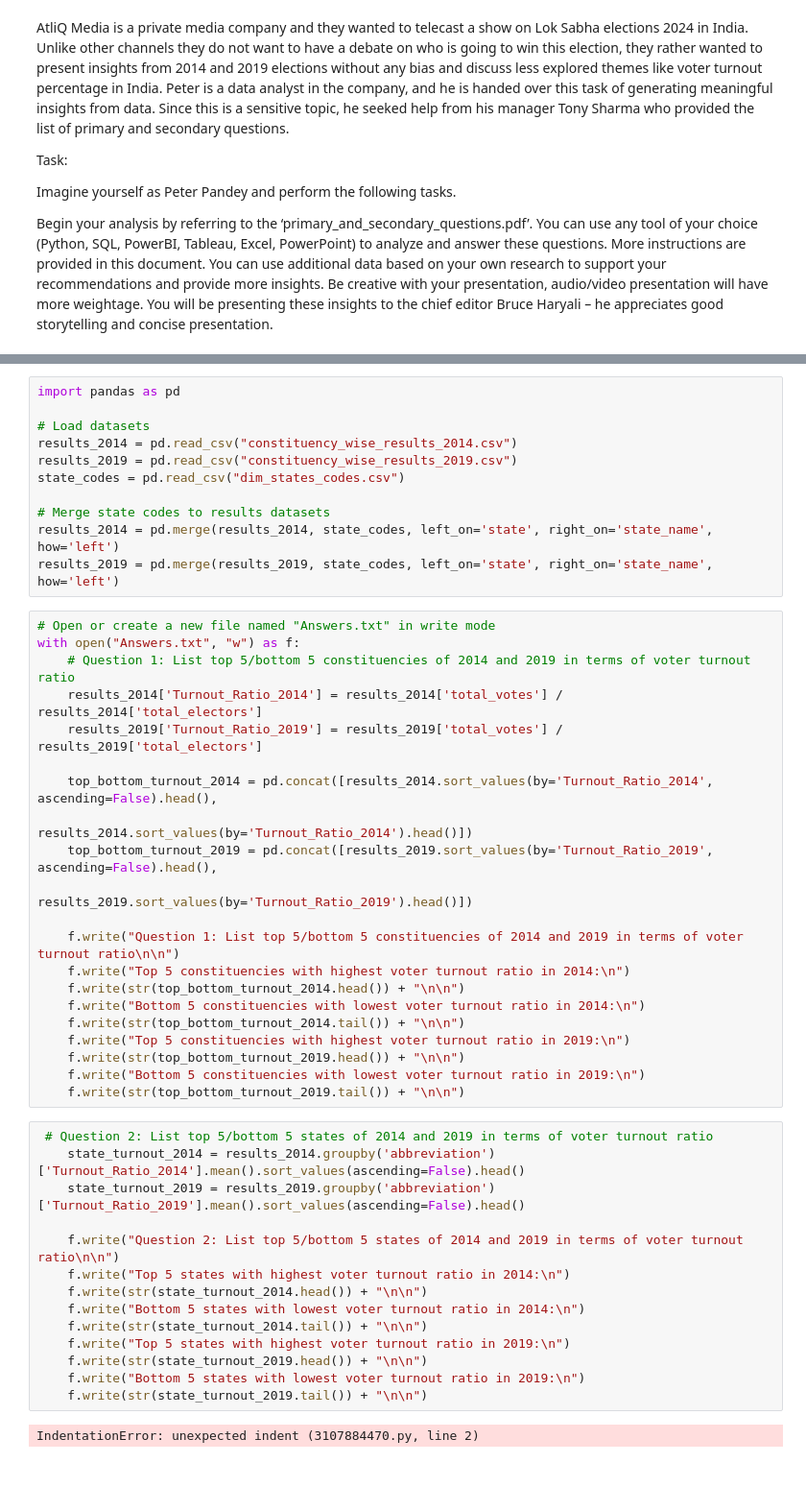
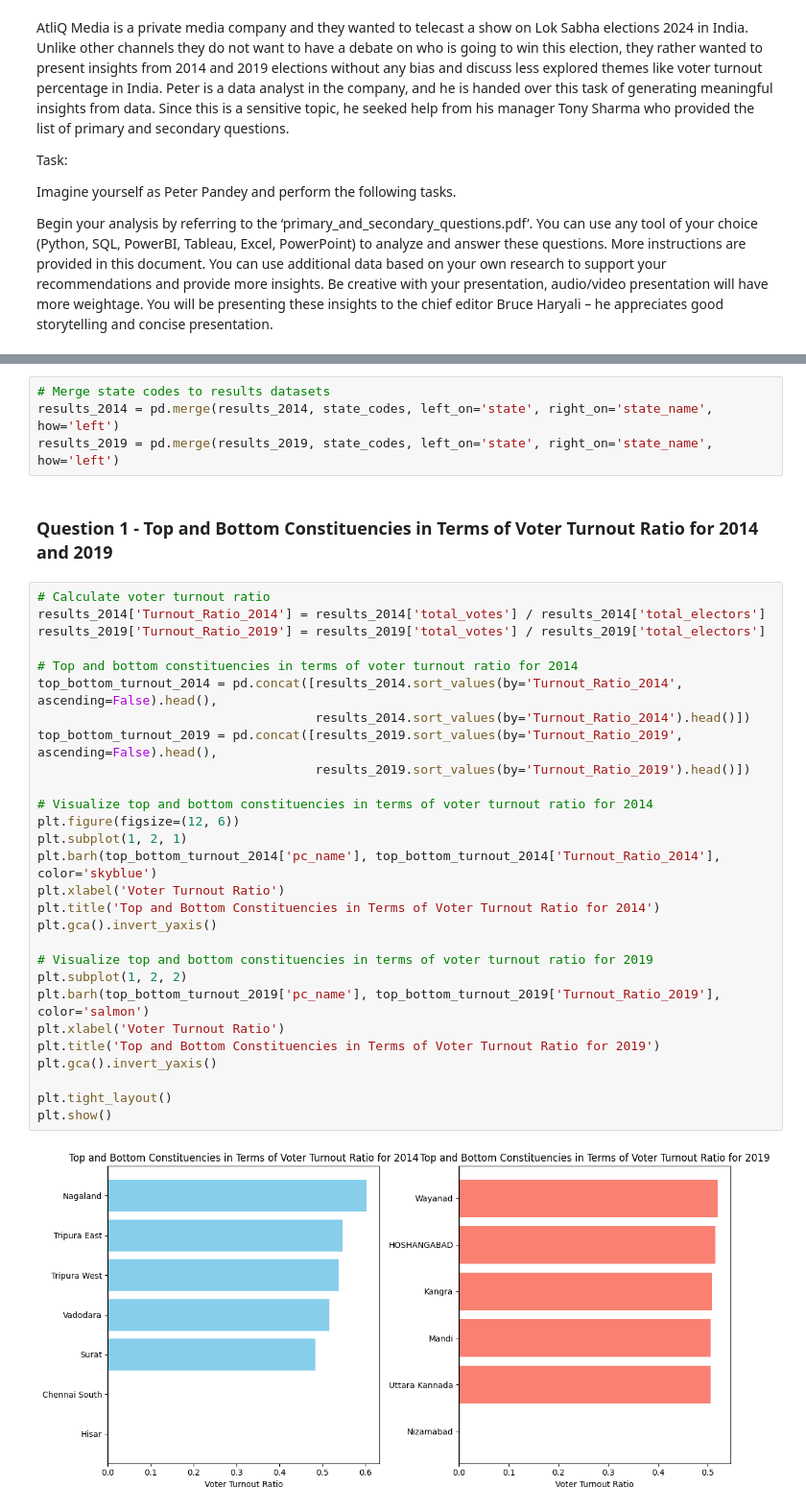
Before and after one commit to instax-dutta/CodeBasics-Challenge--11, a Jupyter notebook: Data-Analysis.ipynb, the cells around one changed output, grey strips where cells are left out. Shown at 96% size. Cells and saved outputs as stored; diff of their text form; blank space fills up the shorter version.

Commit message:
completed upto question 7

```diff
--- a/Data-Analysis.ipynb
+++ b/Data-Analysis.ipynb
@@ -13,48 +27,36 @@ Be creative with your presentation, audio/video presentation will have more weig
 # %%
-import pandas as pd
-
-# Load datasets
-results_2014 = pd.read_csv("constituency_wise_results_2014.csv")
-results_2019 = pd.read_csv("constituency_wise_results_2019.csv")
-state_codes = pd.read_csv("dim_states_codes.csv")
-
 # Merge state codes to results datasets
 results_2014 = pd.merge(results_2014, state_codes, left_on='state', right_on='state_name', how='left')
 results_2019 = pd.merge(results_2019, state_codes, left_on='state', right_on='state_name', how='left')
-# %%
-# Open or create a new file named "Answers.txt" in write mode
-with open("Answers.txt", "w") as f:
-    # Question 1: List top 5/bottom 5 constituencies of 2014 and 2019 in terms of voter turnout ratio
-    results_2014['Turnout_Ratio_2014'] = results_2014['total_votes'] / results_2014['total_electors']
-    results_2019['Turnout_Ratio_2019'] = results_2019['total_votes'] / results_2019['total_electors']
-
-    top_bottom_turnout_2014 = pd.concat([results_2014.sort_values(by='Turnout_Ratio_2014', ascending=False).head(),
-                                         results_2014.sort_values(by='Turnout_Ratio_2014').head()])
-    top_bottom_turnout_2019 = pd.concat([results_2019.sort_values(by='Turnout_Ratio_2019', ascending=False).head(),
-                                         results_2019.sort_values(by='Turnout_Ratio_2019').head()])
-
-    f.write("Question 1: List top 5/bottom 5 constituencies of 2014 and 2019 in terms of voter turnout ratio\n\n")
-    f.write("Top 5 constituencies with highest voter turnout ratio in 2014:\n")
-    f.write(str(top_bottom_turnout_2014.head()) + "\n\n")
-    f.write("Bottom 5 constituencies with lowest voter turnout ratio in 2014:\n")
-    f.write(str(top_bottom_turnout_2014.tail()) + "\n\n")
-    f.write("Top 5 constituencies with highest voter turnout ratio in 2019:\n")
-    f.write(str(top_bottom_turnout_2019.head()) + "\n\n")
-    f.write("Bottom 5 constituencies with lowest voter turnout ratio in 2019:\n")
-    f.write(str(top_bottom_turnout_2019.tail()) + "\n\n")
-# %%
- # Question 2: List top 5/bottom 5 states of 2014 and 2019 in terms of voter turnout ratio
-    state_turnout_2014 = results_2014.groupby('abbreviation')['Turnout_Ratio_2014'].mean().sort_values(ascending=False).head()
-    state_turnout_2019 = results_2019.groupby('abbreviation')['Turnout_Ratio_2019'].mean().sort_values(ascending=False).head()
-
-    f.write("Question 2: List top 5/bottom 5 states of 2014 and 2019 in terms of voter turnout ratio\n\n")
-    f.write("Top 5 states with highest voter turnout ratio in 2014:\n")
-    f.write(str(state_turnout_2014.head()) + "\n\n")
-    f.write("Bottom 5 states with lowest voter turnout ratio in 2014:\n")
-    f.write(str(state_turnout_2014.tail()) + "\n\n")
-    f.write("Top 5 states with highest voter turnout ratio in 2019:\n")
-    f.write(str(state_turnout_2019.head()) + "\n\n")
-    f.write("Bottom 5 states with lowest voter turnout ratio in 2019:\n")
-    f.write(str(state_turnout_2019.tail()) + "\n\n")
-# %% [output]
-IndentationError: unexpected indent (3107884470.py, line 2)
+# %% [markdown]
+### Question 1 - Top and Bottom Constituencies in Terms of Voter Turnout Ratio for 2014 and 2019
+# %%
+# Calculate voter turnout ratio
+results_2014['Turnout_Ratio_2014'] = results_2014['total_votes'] / results_2014['total_electors']
+results_2019['Turnout_Ratio_2019'] = results_2019['total_votes'] / results_2019['total_electors']
+
+# Top and bottom constituencies in terms of voter turnout ratio for 2014
+top_bottom_turnout_2014 = pd.concat([results_2014.sort_values(by='Turnout_Ratio_2014', ascending=False).head(),
+                                     results_2014.sort_values(by='Turnout_Ratio_2014').head()])
+top_bottom_turnout_2019 = pd.concat([results_2019.sort_values(by='Turnout_Ratio_2019', ascending=False).head(),
+                                     results_2019.sort_values(by='Turnout_Ratio_2019').head()])
+
+# Visualize top and bottom constituencies in terms of voter turnout ratio for 2014
+plt.figure(figsize=(12, 6))
+plt.subplot(1, 2, 1)
+plt.barh(top_bottom_turnout_2014['pc_name'], top_bottom_turnout_2014['Turnout_Ratio_2014'], color='skyblue')
+plt.xlabel('Voter Turnout Ratio')
+plt.title('Top and Bottom Constituencies in Terms of Voter Turnout Ratio for 2014')
+plt.gca().invert_yaxis()
+
+# Visualize top and bottom constituencies in terms of voter turnout ratio for 2019
+plt.subplot(1, 2, 2)
+plt.barh(top_bottom_turnout_2019['pc_name'], top_bottom_turnout_2019['Turnout_Ratio_2019'], color='salmon')
+plt.xlabel('Voter Turnout Ratio')
+plt.title('Top and Bottom Constituencies in Terms of Voter Turnout Ratio for 2019')
+plt.gca().invert_yaxis()
+
+plt.tight_layout()
+plt.show()
+# %% [output]
+[figure, added]
```
Also changed, not shown: parts of 17 cells of this notebook, 1 other file.
